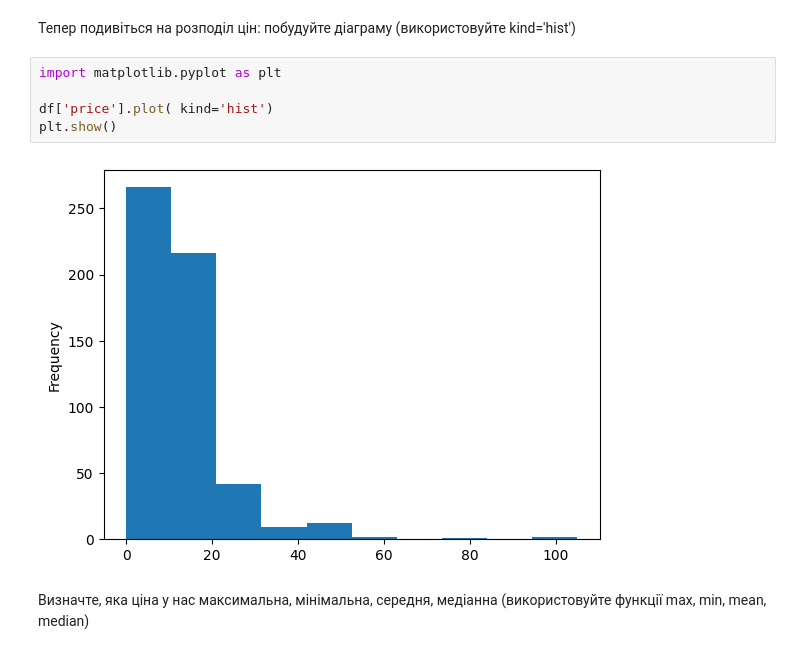
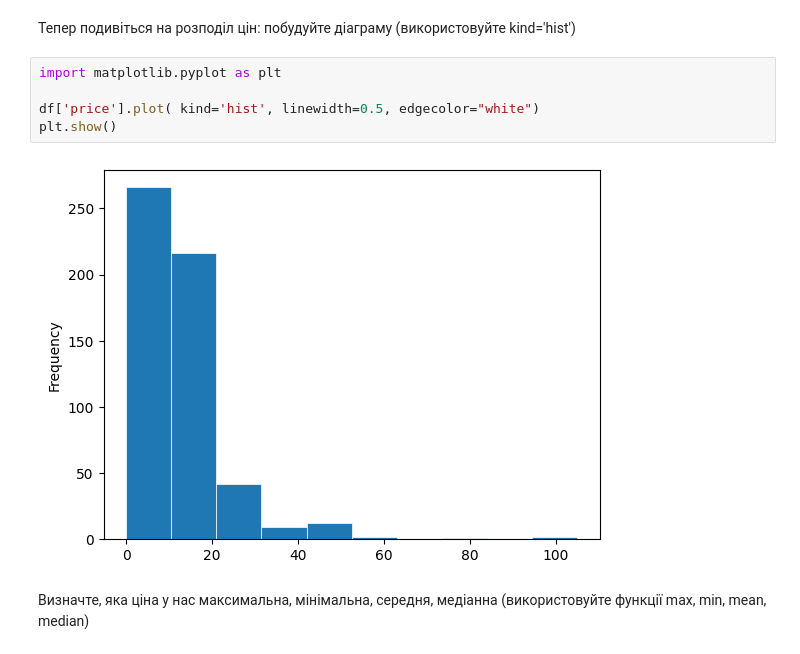
Before and after one commit to OlehVakulchyk/DataScience, a Jupyter notebook: Hw2_3.ipynb, the cells around one changed output. Cells and saved outputs as stored; diff of their text form.

```diff
--- a/Hw2_3.ipynb
+++ b/Hw2_3.ipynb
@@ -76,10 +78,10 @@ array(['Non Fiction', 'Fiction'], dtype=object)
 # %%
 import matplotlib.pyplot as plt
 
-df['price'].plot( kind='hist')
+df['price'].plot( kind='hist', linewidth=0.5, edgecolor="white")
 plt.show()
 # %% [output]
-[figure, old version]
+[figure, new version]
 # %% [markdown]
 Визначте, яка ціна у нас максимальна, мінімальна, середня, медіанна (використовуйте функції max, min, mean, median)
 # %%
```
Also changed, not shown: parts of 6 cells of this notebook.
